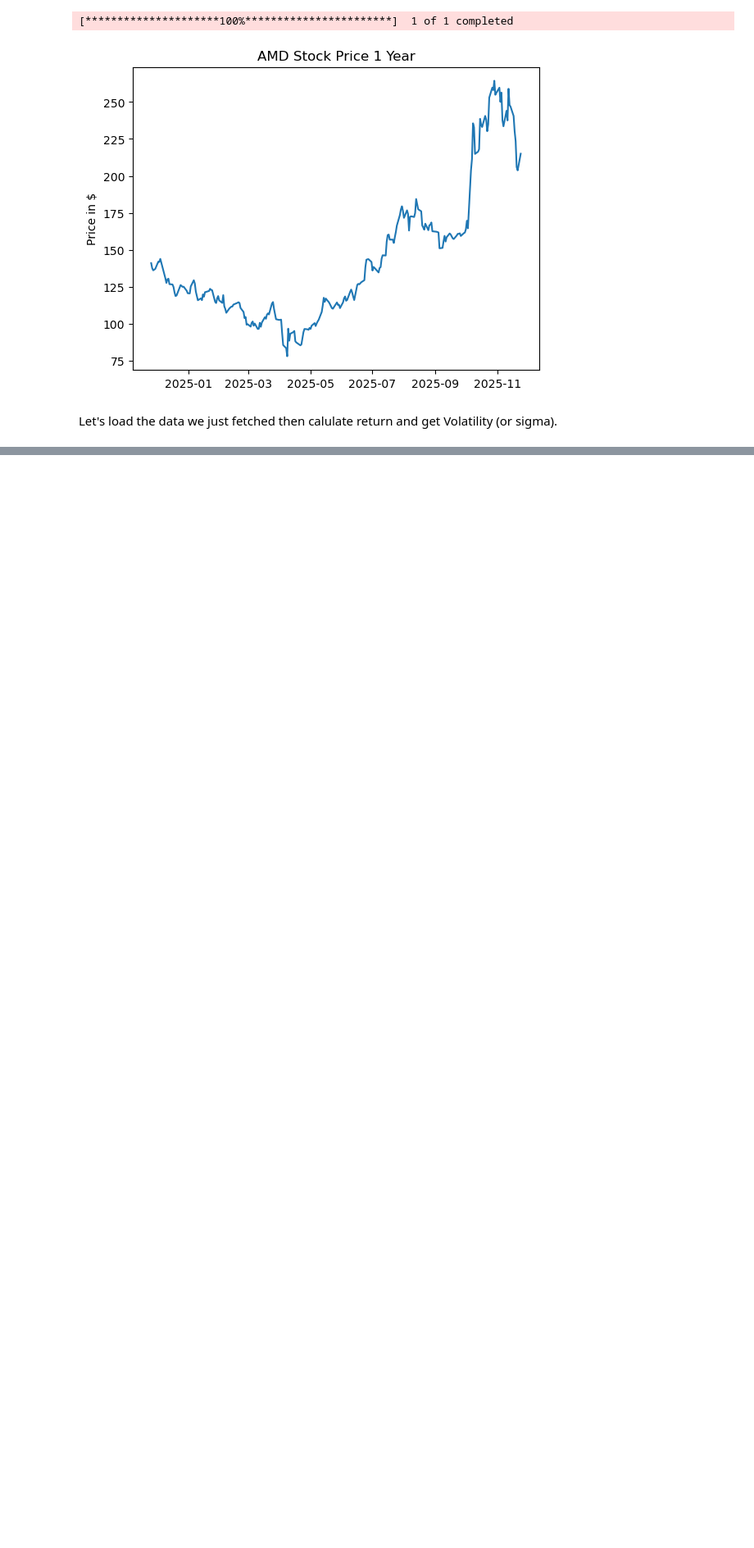
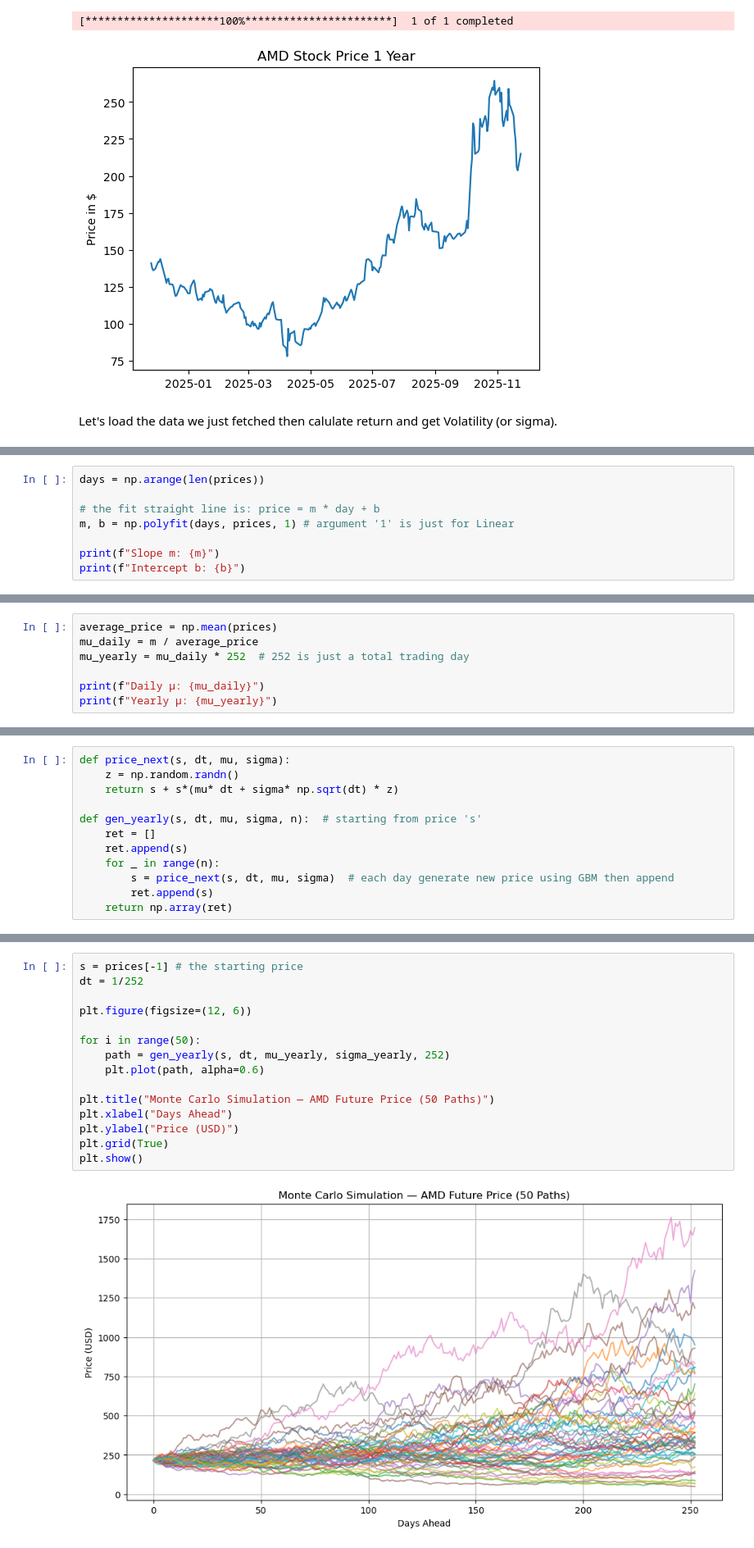
Before and after one commit to chaiyanunSaku/numcom, a Jupyter notebook: should_you_invest/predictor.ipynb, the cells around one changed output, grey strips where cells are left out. Shown at 82% size. Cells and saved outputs as stored; diff of their text form; blank space fills up the shorter version.

```diff
--- a/should_you_invest/predictor.ipynb
+++ b/should_you_invest/predictor.ipynb
@@ -97,0 +120,8 @@ daily_return = (prices[1:] - prices[:-1])/prices[:-1]
+# %%
+days = np.arange(len(prices))
+
+# the fit straight line is: price = m * day + b
+m, b = np.polyfit(days, prices, 1) # argument '1' is just for Linear
+
+print(f"Slope m: {m}")
+print(f"Intercept b: {b}")
@@ -97,0 +143,7 @@ daily_return = (prices[1:] - prices[:-1])/prices[:-1]
+# %%
+average_price = np.mean(prices)
+mu_daily = m / average_price
+mu_yearly = mu_daily * 252  # 252 is just a total trading day
+
+print(f"Daily μ: {mu_daily}")
+print(f"Yearly μ: {mu_yearly}")
@@ -97,0 +171,12 @@ daily_return = (prices[1:] - prices[:-1])/prices[:-1]
+# %%
+def price_next(s, dt, mu, sigma):
+    z = np.random.randn()
+    return s + s*(mu* dt + sigma* np.sqrt(dt) * z)
+
+def gen_yearly(s, dt, mu, sigma, n):  # starting from price 's'
+    ret = []
+    ret.append(s)
+    for _ in range(n):
+        s = price_next(s, dt, mu, sigma)  # each day generate new price using GBM then append
+        ret.append(s)
+    return np.array(ret)
@@ -97,0 +185,17 @@ daily_return = (prices[1:] - prices[:-1])/prices[:-1]
+# %%
+s = prices[-1] # the starting price
+dt = 1/252
+
+plt.figure(figsize=(12, 6))
+
+for i in range(50):
+    path = gen_yearly(s, dt, mu_yearly, sigma_yearly, 252)
+    plt.plot(path, alpha=0.6)
+
+plt.title("Monte Carlo Simulation — AMD Future Price (50 Paths)")
+plt.xlabel("Days Ahead")
+plt.ylabel("Price (USD)")
+plt.grid(True)
+plt.show()
+# %% [output]
+[figure, added]
```
Also changed, not shown: parts of 12 cells of this notebook.
